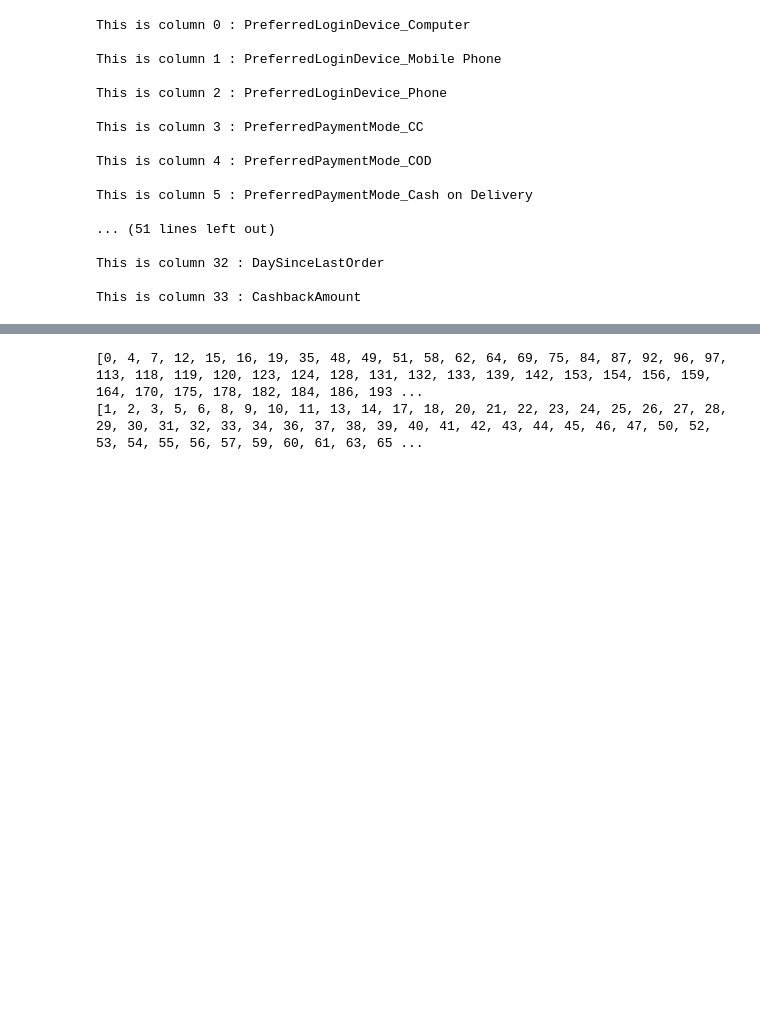
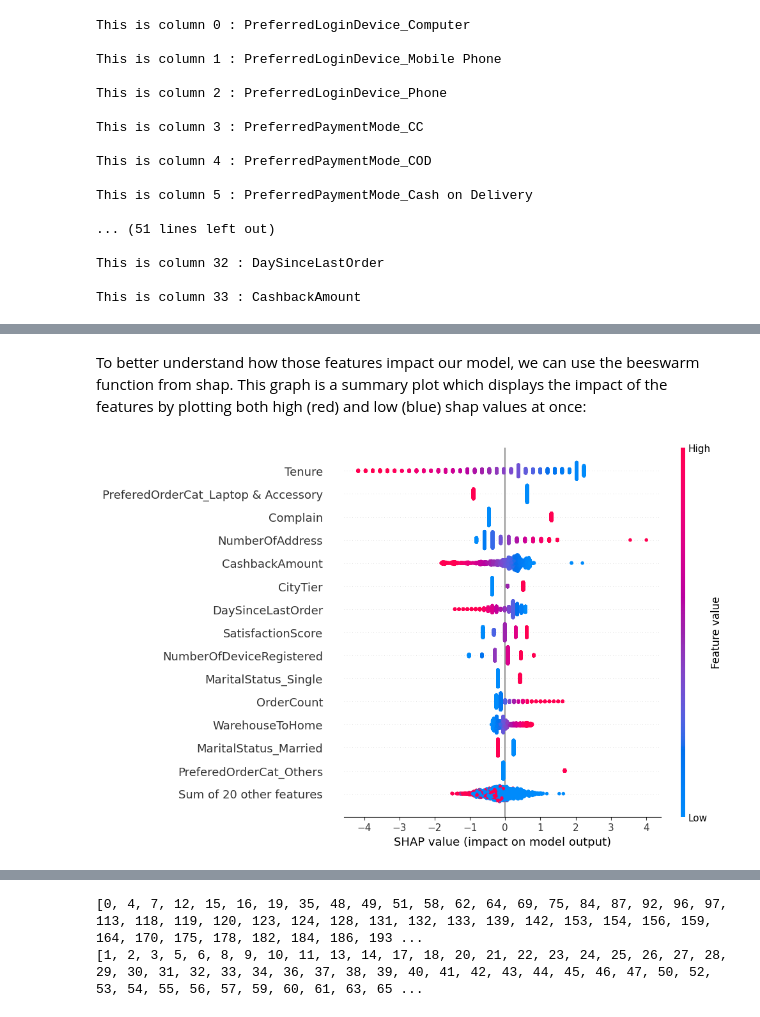
Before and after one commit to julienguyet/ai-project-methodology, a Jupyter notebook: notebooks/model_explanation.ipynb, the cells around one changed output, grey strips where cells are left out. Cells and saved outputs as stored; diff of their text form; code cells hidden in the pictures; blank space fills up the shorter version.

```diff
--- a/notebooks/model_explanation.ipynb
+++ b/notebooks/model_explanation.ipynb
@@ -118,0 +132,6 @@ This is column 33 : CashbackAmount
+# %% [markdown]
+To better understand how those features impact our model, we can use the beeswarm function from shap. This graph is a summary plot which displays the impact of the features by plotting both high (red) and low (blue) shap values at once:
+# %%
+shap.plots.beeswarm(shap_values, max_display=15)
+# %% [output]
+[figure, added]
```
Also changed, not shown: parts of 27 cells of this notebook.
